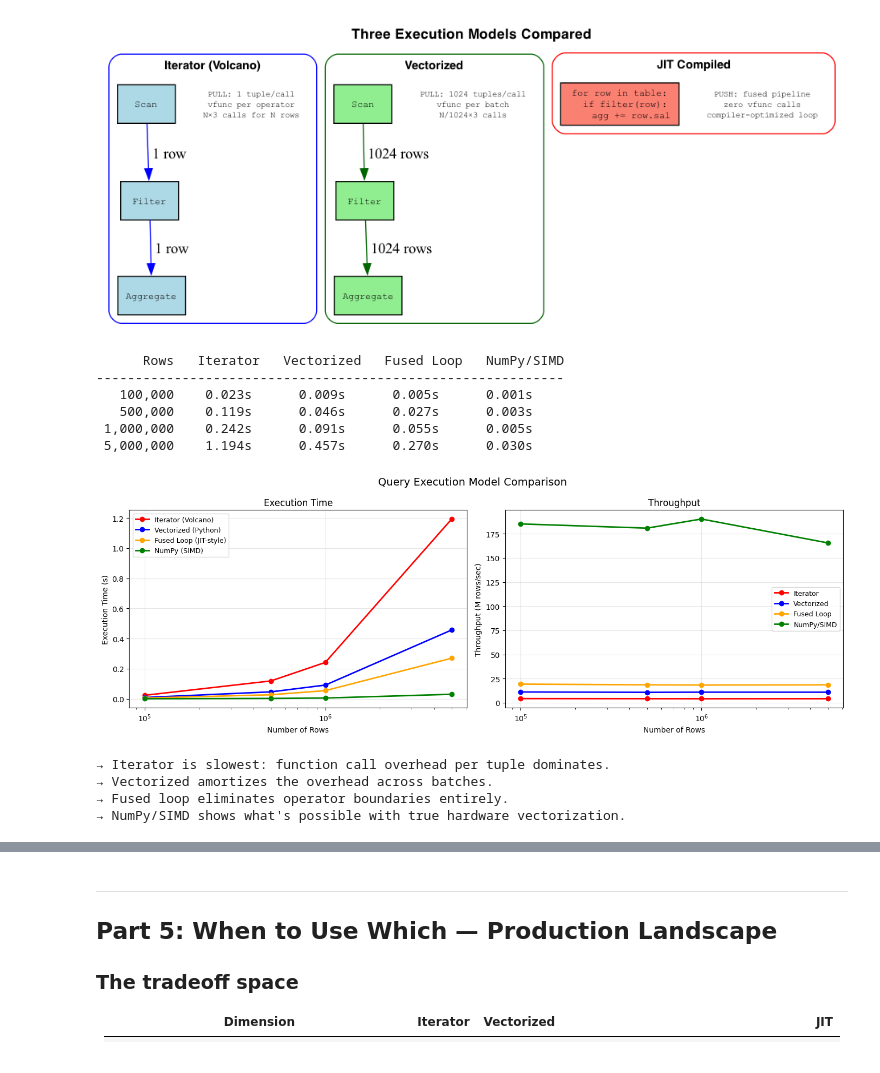
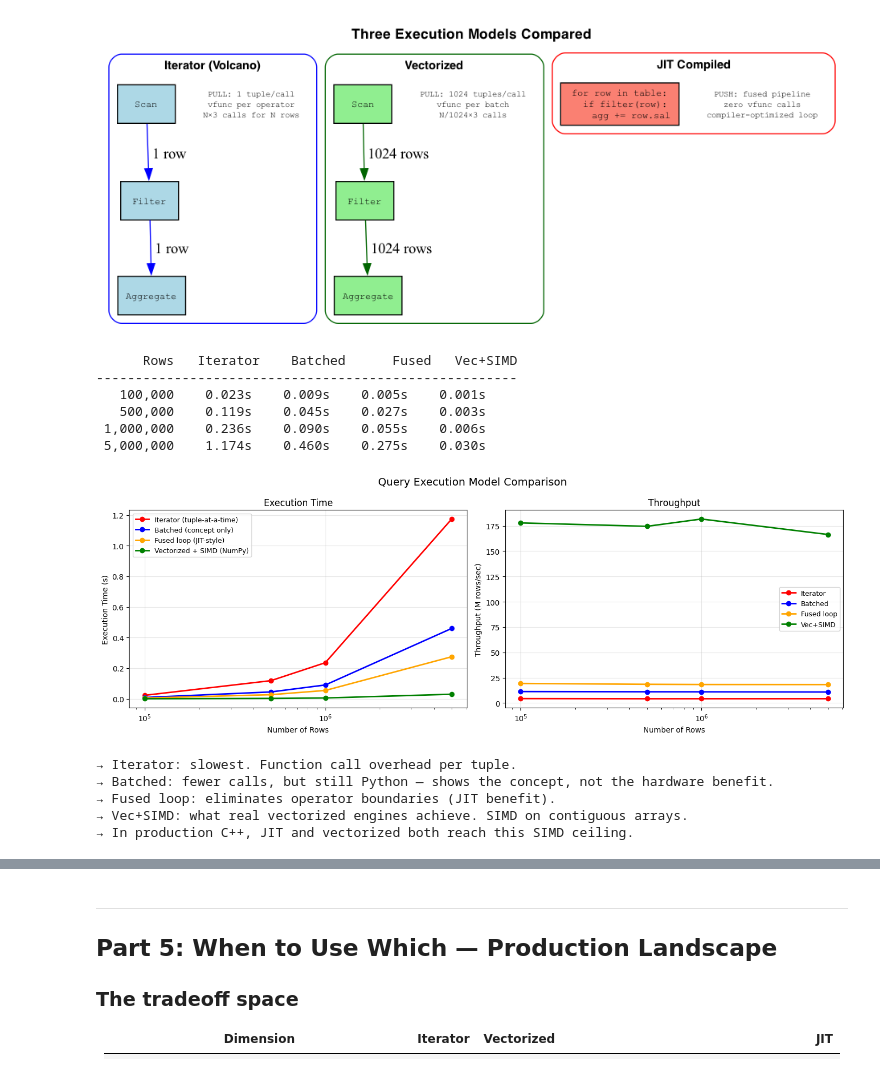
Before and after one commit to datasystemsfoundations/execution-paradigms-lab, a Jupyter notebook: lab_query_exec.ipynb, the cells around one changed output, grey strips where cells are left out. Saved outputs shown, nothing was run; the diff lists cells and outputs as text; code cells hidden in the pictures.

```diff
--- a/lab_query_exec.ipynb
+++ b/lab_query_exec.ipynb
@@ -610,7 +621,7 @@ for n in sizes:
     agg.next()
     iter_times.append(time.time() - start)
 
-    # Vectorized
+    # Batched (Python vectorized concept)
     scan = VecScan(d)
     filt = VecFilter(scan, "department", "Engineering")
     agg = VecAggregate(filt, "salary")
@@ -628,69 +639,70 @@ for n in sizes:
             s += sal[i]
     jit_times.append(time.time() - start)
 
-    # NumPy SIMD
+    # Vectorized + SIMD (NumPy)
     sa = np.array(d["salary"])
     da = np.array(d["department"])
     start = time.time()
     sa[da == "Engineering"].sum()
     np_times.append(time.time() - start)
 
-# Print results
-print(f"{'Rows':>10} {'Iterator':>10} {'Vectorized':>12} {'Fused Loop':>12} {'NumPy/SIMD':>12}")
-print("-" * 60)
+print(f"{'Rows':>10} {'Iterator':>10} {'Batched':>10} {'Fused':>10} {'Vec+SIMD':>10}")
+print("-" * 54)
 for i, n in enumerate(sizes):
-    print(f"{n:>10,} {iter_times[i]:>8.3f}s {vec_times[i]:>10.3f}s "
-          f"{jit_times[i]:>10.3f}s {np_times[i]:>10.3f}s")
+    print(f"{n:>10,} {iter_times[i]:>8.3f}s {vec_times[i]:>8.3f}s "
+          f"{jit_times[i]:>8.3f}s {np_times[i]:>8.3f}s")
 # %% [output]
-      Rows   Iterator   Vectorized   Fused Loop   NumPy/SIMD
-------------------------------------------------------------
-   100,000    0.023s      0.009s      0.005s      0.001s
-   500,000    0.119s      0.046s      0.027s      0.003s
- 1,000,000    0.242s      0.091s      0.055s      0.005s
- 5,000,000    1.194s      0.457s      0.270s      0.030s
+      Rows   Iterator    Batched      Fused   Vec+SIMD
+------------------------------------------------------
+   100,000    0.023s    0.009s    0.005s    0.001s
+   500,000    0.119s    0.045s    0.027s    0.003s
+ 1,000,000    0.236s    0.090s    0.055s    0.006s
+ 5,000,000    1.174s    0.460s    0.275s    0.030s
 # %%
 # Visualization
 fig, (ax1, ax2) = plt.subplots(1, 2, figsize=(14, 5))
 
 # Absolute times
-ax1.plot(sizes, iter_times, 'o-', color='red', linewidth=2, label='Iterator (Volcano)')
-ax1.plot(sizes, vec_times, 'o-', color='blue', linewidth=2, label='Vectorized (Python)')
-ax1.plot(sizes, jit_times, 'o-', color='orange', linewidth=2, label='Fused Loop (JIT-style)')
-ax1.plot(sizes, np_times, 'o-', color='green', linewidth=2, label='NumPy (SIMD)')
+ax1.plot(sizes, iter_times, 'o-', color='red', linewidth=2, label='Iterator (tuple-at-a-time)')
+ax1.plot(sizes, vec_times, 'o-', color='blue', linewidth=2, label='Batched (concept only)')
+ax1.plot(sizes, jit_times, 'o-', color='orange', linewidth=2, label='Fused loop (JIT-style)')
+ax1.plot(sizes, np_times, 'o-', color='green', linewidth=2, label='Vectorized + SIMD (NumPy)')
 ax1.set_xlabel('Number of Rows')
 ax1.set_ylabel('Execution Time (s)')
 ax1.set_title('Execution Time')
 ax1.legend(fontsize=9)
 ax1.grid(True, alpha=0.3)
 ax1.set_xscale('log')
 
 # Throughput
 ax2.plot(sizes, [n/t/1e6 for n, t in zip(sizes, iter_times)], 'o-', color='red', linewidth=2, label='Iterator')
-ax2.plot(sizes, [n/t/1e6 for n, t in zip(sizes, vec_times)], 'o-', color='blue', linewidth=2, label='Vectorized')
-ax2.plot(sizes, [n/t/1e6 for n, t in zip(sizes, jit_times)], 'o-', color='orange', linewidth=2, label='Fused Loop')
-ax2.plot(sizes, [n/t/1e6 for n, t in zip(sizes, np_times)], 'o-', color='green', linewidth=2, label='NumPy/SIMD')
+ax2.plot(sizes, [n/t/1e6 for n, t in zip(sizes, vec_times)], 'o-', color='blue', linewidth=2, label='Batched')
+ax2.plot(sizes, [n/t/1e6 for n, t in zip(sizes, jit_times)], 'o-', color='orange', linewidth=2, label='Fused loop')
+ax2.plot(sizes, [n/t/1e6 for n, t in zip(sizes, np_times)], 'o-', color='green', linewidth=2, label='Vec+SIMD')
 ax2.set_xlabel('Number of Rows')
 ax2.set_ylabel('Throughput (M rows/sec)')
 ax2.set_title('Throughput')
 ax2.legend(fontsize=9)
 ax2.grid(True, alpha=0.3)
 ax2.set_xscale('log')
 
 plt.suptitle('Query Execution Model Comparison', fontsize=14)
 plt.tight_layout()
 plt.savefig(f'{OUTPUT_DIR}/model_comparison.png', dpi=150)
 plt.show()
 
-print("→ Iterator is slowest: function call overhead per tuple dominates.")
-print("→ Vectorized amortizes the overhead across batches.")
-print("→ Fused loop eliminates operator boundaries entirely.")
-print("→ NumPy/SIMD shows what's possible with true hardware vectorization.")
+print("→ Iterator: slowest. Function call overhead per tuple.")
+print("→ Batched: fewer calls, but still Python — shows the concept, not the hardware benefit.")
+print("→ Fused loop: eliminates operator boundaries (JIT benefit).")
+print("→ Vec+SIMD: what real vectorized engines achieve. SIMD on contiguous arrays.")
+print("→ In production C++, JIT and vectorized both reach this SIMD ceiling.")
 # %% [output]
-[figure, old version]
+[figure, new version]
-→ Iterator is slowest: function call overhead per tuple dominates.
-→ Vectorized amortizes the overhead across batches.
-→ Fused loop eliminates operator boundaries entirely.
-→ NumPy/SIMD shows what's possible with true hardware vectorization.
+→ Iterator: slowest. Function call overhead per tuple.
+→ Batched: fewer calls, but still Python — shows the concept, not the hardware benefit.
+→ Fused loop: eliminates operator boundaries (JIT benefit).
+→ Vec+SIMD: what real vectorized engines achieve. SIMD on contiguous arrays.
+→ In production C++, JIT and vectorized both reach this SIMD ceiling.
 # %%
 # Batch size sensitivity: how does vector size affect performance?
 batch_sizes_test = [1, 4, 16, 64, 256, 1024, 4096, 16384]
```
Also changed, not shown: parts of 7 cells of this notebook.
